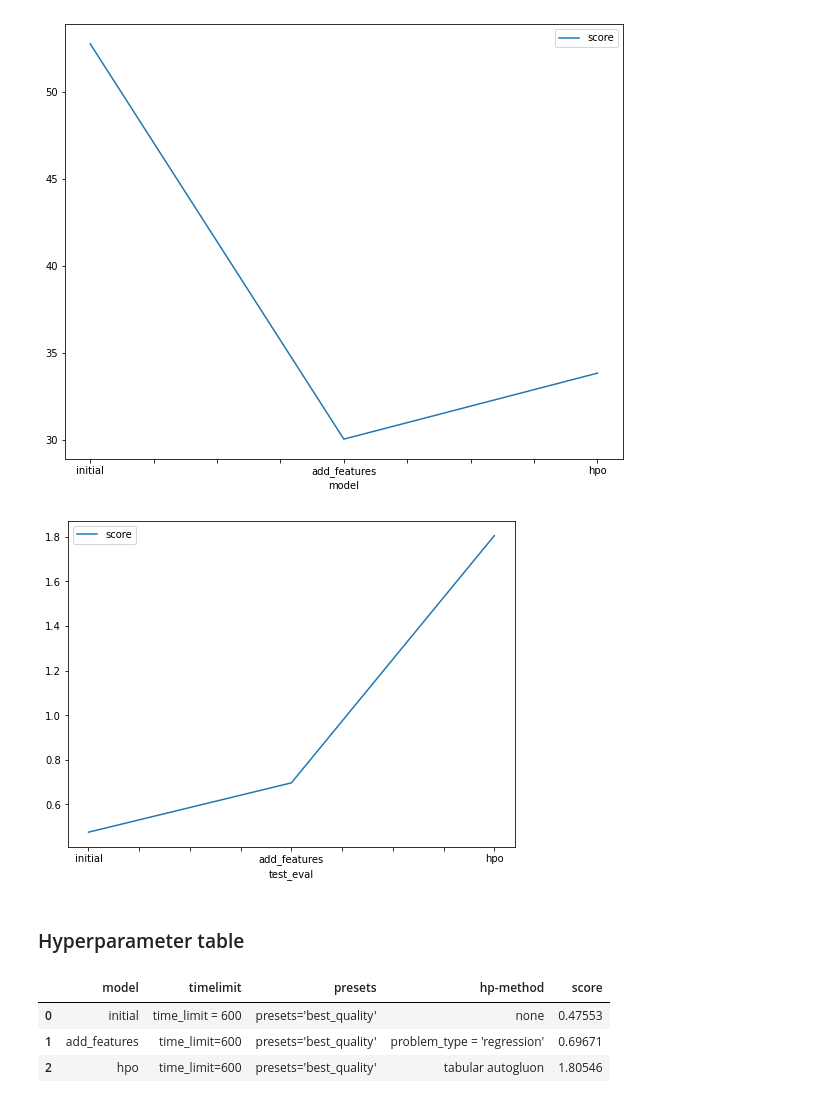
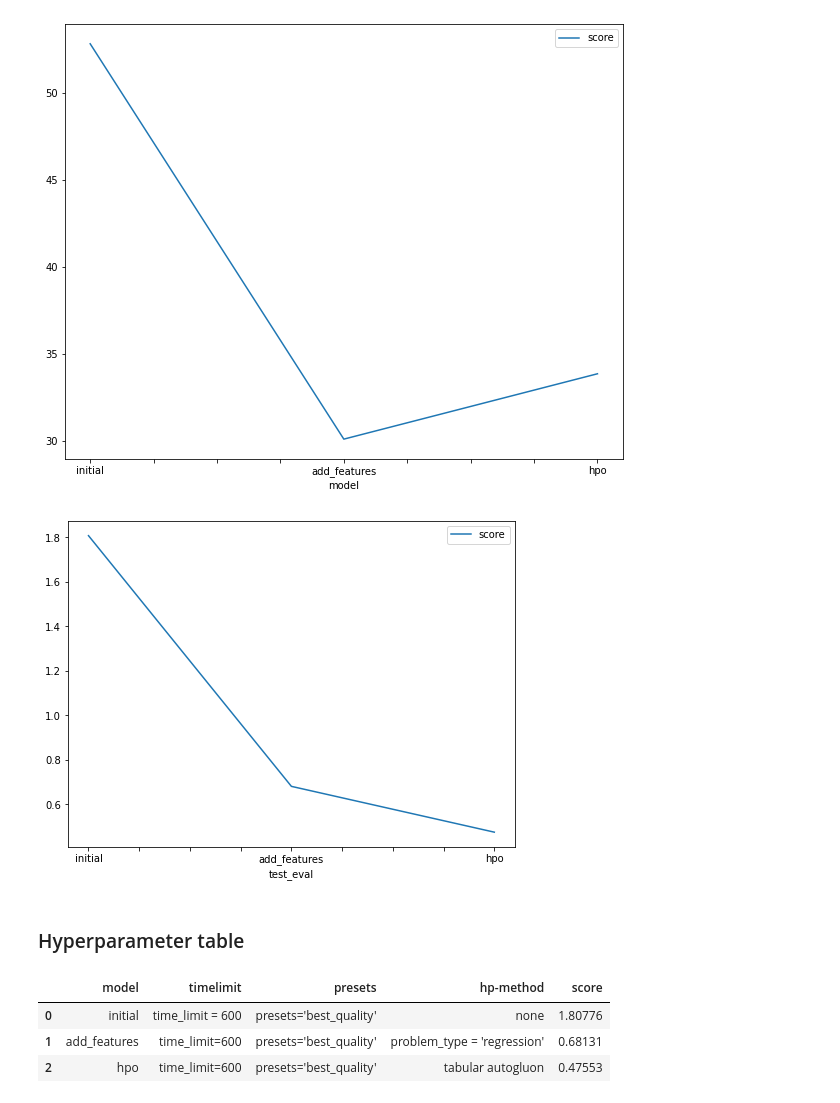
Before and after one commit to manishpanjwani21/Udacity-Autogluon-Project, a Jupyter notebook: nd009t-c1-intro-to-ml-project-starter-master/project-template.ipynb, the cells around one changed output. Cells and saved outputs as stored; diff of their text form; code cells hidden in the pictures.

```diff
--- a/nd009t-c1-intro-to-ml-project-starter-master/project-template.ipynb
+++ b/nd009t-c1-intro-to-ml-project-starter-master/project-template.ipynb
@@ -571,14 +577,14 @@ fig.savefig('model_train_score.png')
 # %%
 # Take the 3 kaggle scores and creating a line plot to show improvement
 fig = pd.DataFrame(
     {
         "test_eval": ["initial", "add_features", "hpo"],
-        "score": [0.47553, 0.69671, 1.80546]
+        "score": [1.80776, 0.68131,0.47553]
     }
 ).plot(x="test_eval", y="score", figsize=(8, 6)).get_figure()
 fig.savefig('model_test_score.png')
 # %% [output]
-[figure, old version]
+[figure, new version]
 # %% [markdown]
 ### Hyperparameter table
 # %%
@@ -588,10 +594,10 @@ pd.DataFrame({
     "timelimit": ["time_limit = 600", "time_limit=600", "time_limit=600"],
     "presets": ["presets='best_quality'", "presets='best_quality'", "presets='best_quality'"],
     "hp-method": ["none", "problem_type = 'regression'", "tabular autogluon"],
-    "score": [0.47553, 0.69671, 1.80546]
+    "score": [1.80776, 0.68131,0.47553]
 })
 # %% [output]
 |  | model | timelimit | presets | hp-method | score |
-| 0 | initial | time_limit = 600 | presets='best_quality' | none | 0.47553 |
-| 1 | add_features | time_limit=600 | presets='best_quality' | problem_type = 'regression' | 0.69671 |
-| 2 | hpo | time_limit=600 | presets='best_quality' | tabular autogluon | 1.80546 |
+| 0 | initial | time_limit = 600 | presets='best_quality' | none | 1.80776 |
+| 1 | add_features | time_limit=600 | presets='best_quality' | problem_type = 'regression' | 0.68131 |
+| 2 | hpo | time_limit=600 | presets='best_quality' | tabular autogluon | 0.47553 |
```
Also changed, not shown: parts of 15 cells of this notebook, 7 other files.
